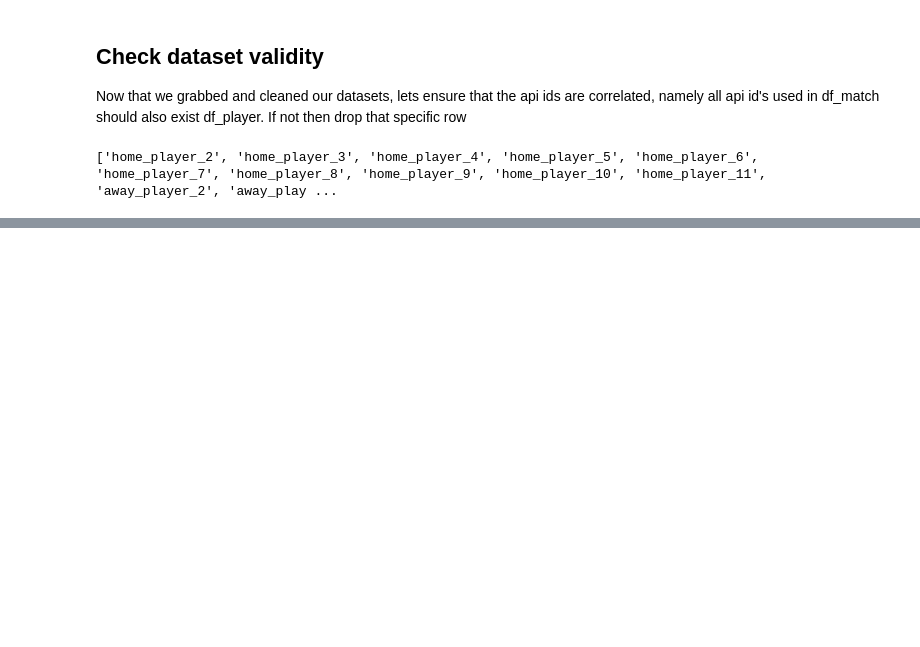
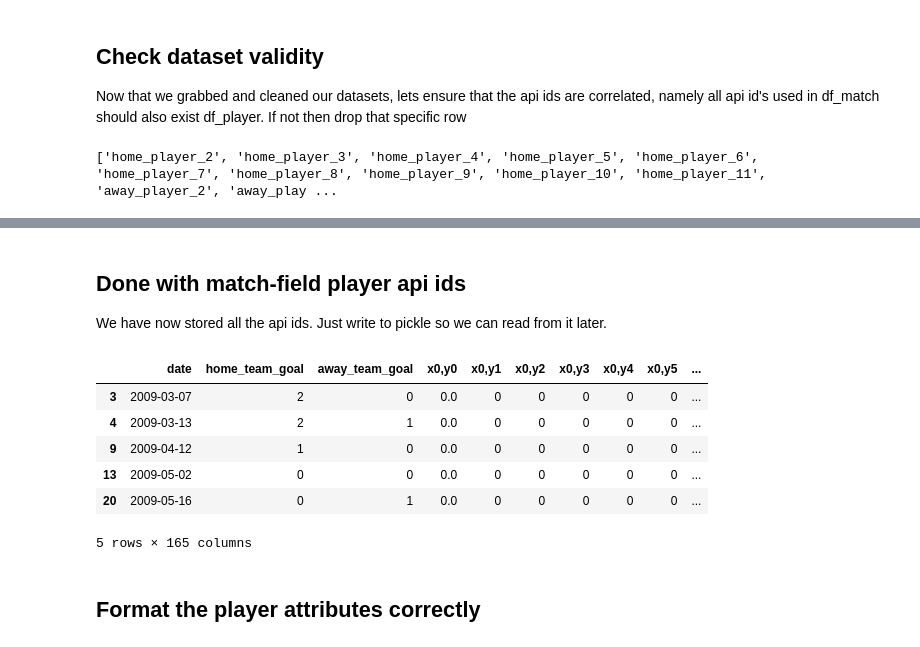
Before and after one commit to astog/soccer-predictor, a Jupyter notebook: match_wplayer_stats.ipynb, the cells around one changed output, grey strips where cells are left out. Saved outputs shown, nothing was run; the diff lists cells and outputs as text; code cells hidden in the pictures; blank space fills up the shorter version.

```diff
--- a/match_wplayer_stats.ipynb
+++ b/match_wplayer_stats.ipynb
@@ -84,0 +113,5 @@ df_player.isna().sum()
+# %%
+for x in xrange(9):
+    for y in xrange(18):
+        col_name = "x%d,y%d" % (x, y)
+        df_match.insert(len(df_match.columns), col_name, 0, allow_duplicates=False)
@@ -84,0 +136,47 @@ df_player.isna().sum()
+# %%
+for index, row in df_match.iterrows():
+    # NOTE: Skipping 1, since that is for the goalkeeper
+    for rnum in xrange(2, 12):
+        # Home players
+        x_col = "home_player_X%d" % rnum
+        y_col = "home_player_Y%d" % rnum
+        x_pos = int(row[x_col]) - 1  # The postion is bw [2,9]
+        y_pos = 2 * (int(row[y_col]) - 3)  # The postion is bw [1,11]
+
+        # Find the field postion column
+        field_col = "x%d,y%d" % (x_pos, y_pos)
+        # Find and then insert the person's api id
+        df_match.loc[index, field_col] = row["home_player_%d" % rnum]
+
+        # Away players
+        x_col = "away_player_X%d" % rnum
+        y_col = "away_player_Y%d" % rnum
+        x_pos = int(row[x_col]) - 1
+        y_pos = 2 * (int(row[y_col]) - 3)
+        # Since we are away, we need to invert the position
+        y_pos = 17 - y_pos
+
+        # Find the field postion column
+        field_col = "x%d,y%d" % (x_pos, y_pos)
+        # Find and then insert the person's api id
+        df_match.loc[index, field_col] = row["away_player_%d" % rnum]
+# %%
+# Drop cols we don't require anymore
+drop_cols = [col for col in df_match.columns if "_player_" in col]
+drop_cols += ['stage', 'match_api_id', 'home_team_api_id', 'away_team_api_id']
+df_match.drop(drop_cols, axis=1, inplace=True)
+# %% [markdown]
+## Done with match-field player api ids
+We have now stored all the api ids. Just write to pickle so we can read from it later.
+# %%
+df_match.loc[:, 'date'] = pd.to_datetime(df_match['date'])
+# %%
+df_match.head()
+# %% [output]
+|  | date | home_team_goal | away_team_goal | x0,y0 | x0,y1 | x0,y2 | x0,y3 | x0,y4 | x0,y5 | ... |
+| 3 | 2009-03-07 | 2 | 0 | 0.0 | 0 | 0 | 0 | 0 | 0 | ... |
+| 4 | 2009-03-13 | 2 | 1 | 0.0 | 0 | 0 | 0 | 0 | 0 | ... |
+| 9 | 2009-04-12 | 1 | 0 | 0.0 | 0 | 0 | 0 | 0 | 0 | ... |
+| 13 | 2009-05-02 | 0 | 0 | 0.0 | 0 | 0 | 0 | 0 | 0 | ... |
+| 20 | 2009-05-16 | 0 | 1 | 0.0 | 0 | 0 | 0 | 0 | 0 | ... |
+5 rows × 165 columns
@@ -84,0 +186,2 @@ df_player.isna().sum()
+# %% [markdown]
+## Format the player attributes correctly
```
Also changed, not shown: parts of 19 cells of this notebook, 9 other files.
